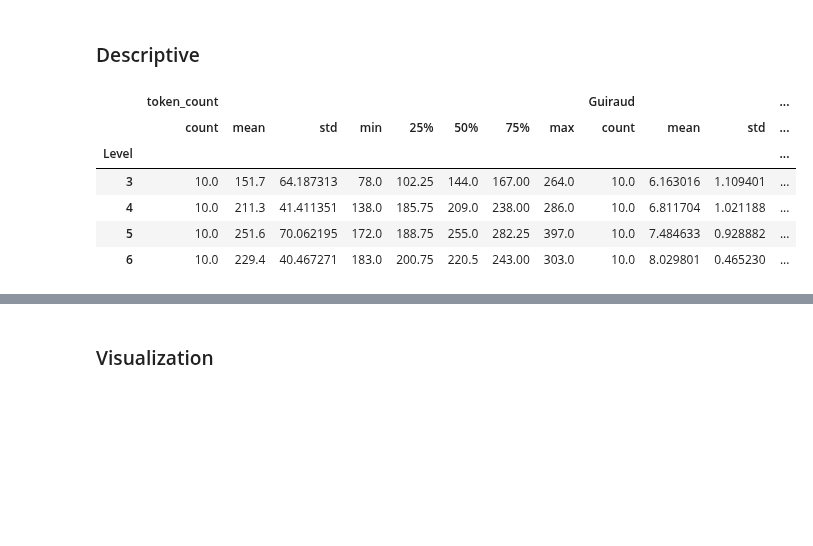
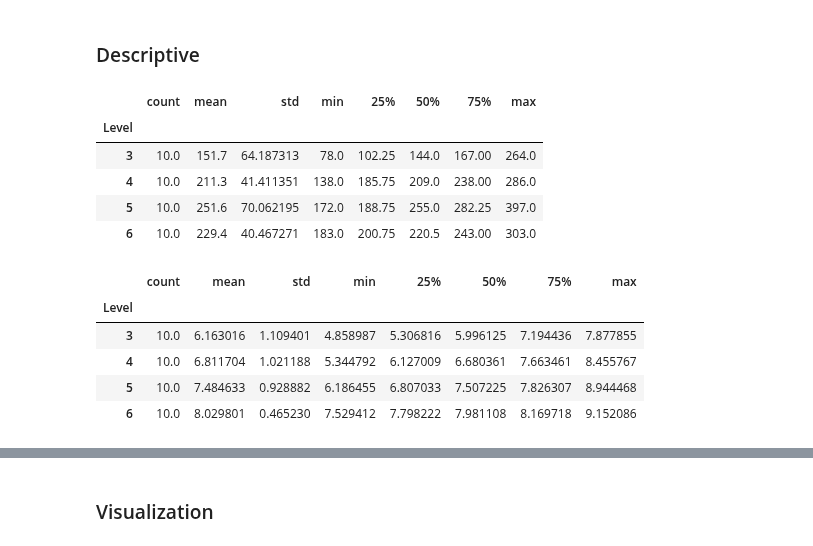
Before and after one commit to Data-Science-for-Linguists-2019/ESL-Article-Acquisition, a Jupyter notebook: analysis/stats.ipynb, the cells around one changed output, grey strips where cells are left out. Cells and saved outputs as stored; diff of their text form; code cells hidden in the pictures; blank space fills up the shorter version.

```diff
--- a/analysis/stats.ipynb
+++ b/analysis/stats.ipynb
@@ -21,13 +21,19 @@ pelic = pd.DataFrame.from_csv('../private/pelic_targets.csv', index_col=[0])
 # %% [markdown]
 ### Descriptive
 # %%
-balc.groupby('Level')['token_count', 'Guiraud'].describe()
+balc.groupby('Level')['token_count'].describe()
+balc.groupby('Level')['Guiraud'].describe()
 # %% [output]
-|  | token_count |  |  |  |  |  |  |  | Guiraud |  |  | ... |
-|  | count | mean | std | min | 25% | 50% | 75% | max | count | mean | std | ... |
-| Level |  |  |  |  |  |  |  |  |  |  |  | ... |
-| 3 | 10.0 | 151.7 | 64.187313 | 78.0 | 102.25 | 144.0 | 167.00 | 264.0 | 10.0 | 6.163016 | 1.109401 | ... |
-| 4 | 10.0 | 211.3 | 41.411351 | 138.0 | 185.75 | 209.0 | 238.00 | 286.0 | 10.0 | 6.811704 | 1.021188 | ... |
-| 5 | 10.0 | 251.6 | 70.062195 | 172.0 | 188.75 | 255.0 | 282.25 | 397.0 | 10.0 | 7.484633 | 0.928882 | ... |
-| 6 | 10.0 | 229.4 | 40.467271 | 183.0 | 200.75 | 220.5 | 243.00 | 303.0 | 10.0 | 8.029801 | 0.465230 | ... |
+|  | count | mean | std | min | 25% | 50% | 75% | max |
+| Level |  |  |  |  |  |  |  |  |
+| 3 | 10.0 | 151.7 | 64.187313 | 78.0 | 102.25 | 144.0 | 167.00 | 264.0 |
+| 4 | 10.0 | 211.3 | 41.411351 | 138.0 | 185.75 | 209.0 | 238.00 | 286.0 |
+| 5 | 10.0 | 251.6 | 70.062195 | 172.0 | 188.75 | 255.0 | 282.25 | 397.0 |
+| 6 | 10.0 | 229.4 | 40.467271 | 183.0 | 200.75 | 220.5 | 243.00 | 303.0 |
+|  | count | mean | std | min | 25% | 50% | 75% | max |
+| Level |  |  |  |  |  |  |  |  |
+| 3 | 10.0 | 6.163016 | 1.109401 | 4.858987 | 5.306816 | 5.996125 | 7.194436 | 7.877855 |
+| 4 | 10.0 | 6.811704 | 1.021188 | 5.344792 | 6.127009 | 6.680361 | 7.663461 | 8.455767 |
+| 5 | 10.0 | 7.484633 | 0.928882 | 6.186455 | 6.807033 | 7.507225 | 7.826307 | 8.944468 |
+| 6 | 10.0 | 8.029801 | 0.465230 | 7.529412 | 7.798222 | 7.981108 | 8.169718 | 9.152086 |
 # %%
```
Also changed, not shown: parts of 1 cell of this notebook, 6 other files.
